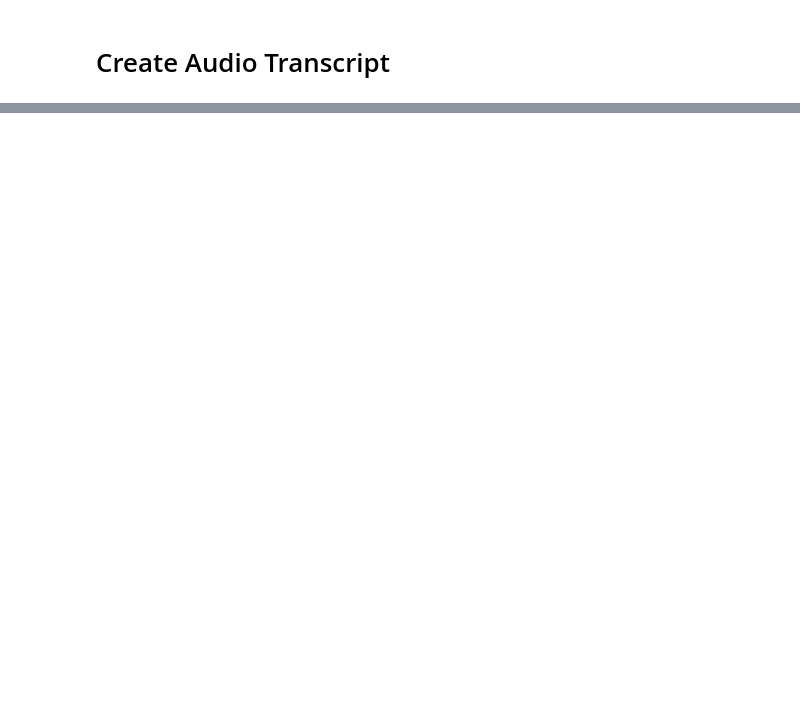
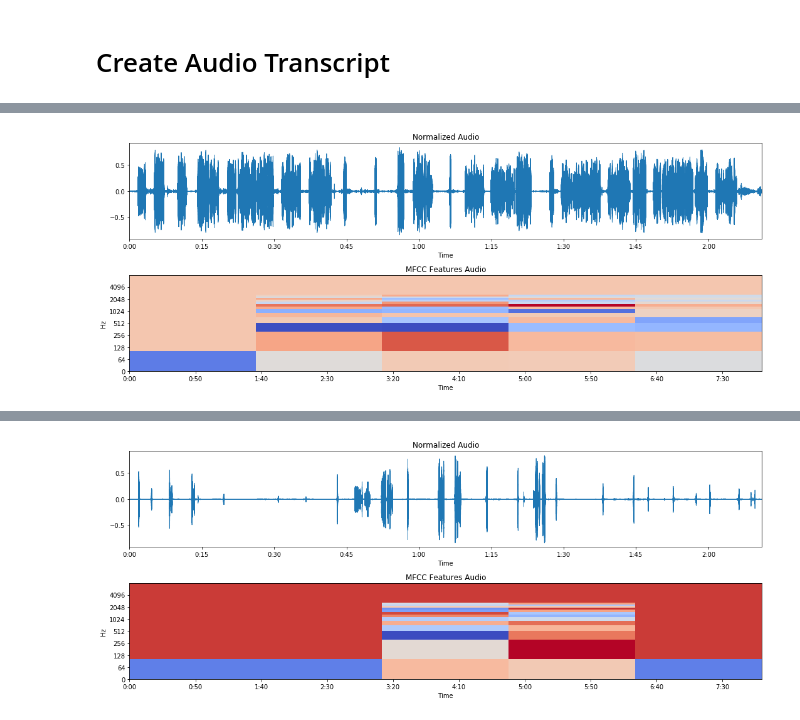
Before and after one commit to gunawanlg/voice-to-text-bahasa, a Jupyter notebook: notebooks/evaluation/4.0-glg-model-inference.ipynb, the cells around one changed output, grey strips where cells are left out. Cells and saved outputs as stored; diff of their text form; code cells hidden in the pictures; blank space fills up the shorter version.

```diff
--- a/notebooks/evaluation/4.0-glg-model-inference.ipynb
+++ b/notebooks/evaluation/4.0-glg-model-inference.ipynb
@@ -72,0 +105,8 @@ If audio duration is more than `max_seq_length` of the model, then the audio wil
+# %%
+# Test mono audio
+normalizer = AudioNormalizer(sample_rate=sr,
+                             mono=True,
+                             write_audio_output=False, # don't output normalized audio
+                             output_dir="",
+                             encode=False) # don't output .json
+x_norm = normalizer.fit_transform(x)
@@ -72,0 +164,11 @@ If audio duration is more than `max_seq_length` of the model, then the audio wil
+# %%
+sr = 16000
+# %%
+# Test mono audio
+normalizer = AudioNormalizer(sample_rate=sr,
+                             mono=False,
+                             write_audio_output=False, # don't output normalized audio
+                             output_dir="",
+                             encode=False) # don't output .json
+x_norm = normalizer.fit_transform(x)
+x_norm[0].shape
@@ -72,0 +177,58 @@ If audio duration is more than `max_seq_length` of the model, then the audio wil
+# %%
+for x_c in x_norm[0]:  # on each channel
+    x_c = np.expand_dims(x_c, axis=0)
+    print(x_c.shape)
+    splitter = Splitter(max_frame_length=16000*30+81,
+                        strides=16000*30+81,
+                        padding='same',
+                        low_memory=False)
+    x_splitted = splitter.fit_transform(x_c)
+    print(x_splitted.shape)
+
+    x_freqs = []
+    for split in x_splitted[0]:
+        split = np.expand_dims(split, axis=0)
+        mfcc_extractor = MFCCFeatureExtractor(sample_rate=sr,
+                                              frame_size=0.025,
+                                              frame_stride=0.01,
+                                              filter_num=26,
+                                              cep_num=13,
+                                              NFFT=512,
+                                              low_freq=0,
+                                              high_freq=None,
+                                              pre_emphasis_coeff=0.97,
+                                              cep_lifter=22,
+                                              dct_type=2,
+                                              dct_norm="ortho",
+                                              append_energy=True,
+                                              append_delta=True,
+                                              low_memory=False,
+                                              write_output=False,
+                                              output_dir=".")
+
+        x_freq = mfcc_extractor.fit_transform(split)
+        x_freqs.extend(x_freq)
+        print(x_freq.shape)
+    x_freqs = np.array(x_freqs)
+    print(x_freqs.shape)
+
+    ctc_matrix = model.predict(x_freqs, low_memory=False)
+    print(ctc_matrix.shape)
+    decoder = CTCDecoder(CharMap.IDX_TO_CHAR_MAP)
+    decoder.fit(ctc_matrix)
+    y_pred = decoder.predict(ctc_matrix)
+    print(y_pred)
+
+    # Create figure for visualization
+    plt.figure(figsize=(15, 6))
+    plt.subplot(2, 1, 1)
+    _ = ld.waveplot(np.asfortranarray(x_c), sr=sr)
+    plt.title("Normalized Audio")
+    plt.subplot(2, 1, 2)
+    _ = ld.specshow(x_freqs.reshape(-1, 39).T, sr=sr, x_axis='time', y_axis='log')
+#     _ = ld.specshow(x_freq[0].T, sr=sr, x_axis='time', y_axis='log')
+    plt.title("MFCC Features Audio")
+    plt.tight_layout()
+    plt.show()
+    print()
+# %% [output]
@@ -72,0 +245 @@ If audio duration is more than `max_seq_length` of the model, then the audio wil
+[figure, added]
@@ -72,0 +256 @@ If audio duration is more than `max_seq_length` of the model, then the audio wil
+[figure, added]
```
Also changed, not shown: parts of 20 cells of this notebook, 27 other files.
